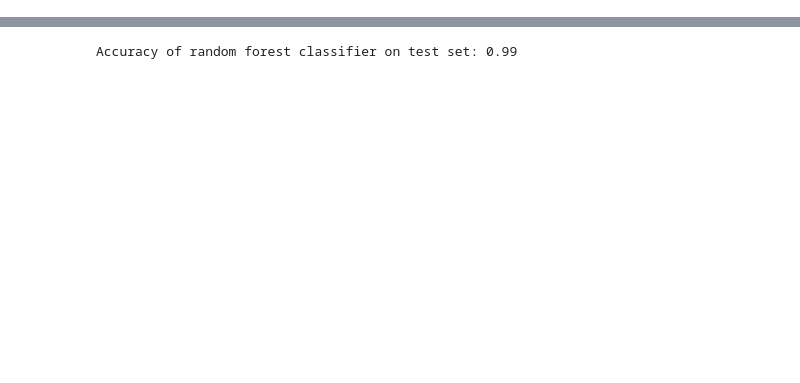
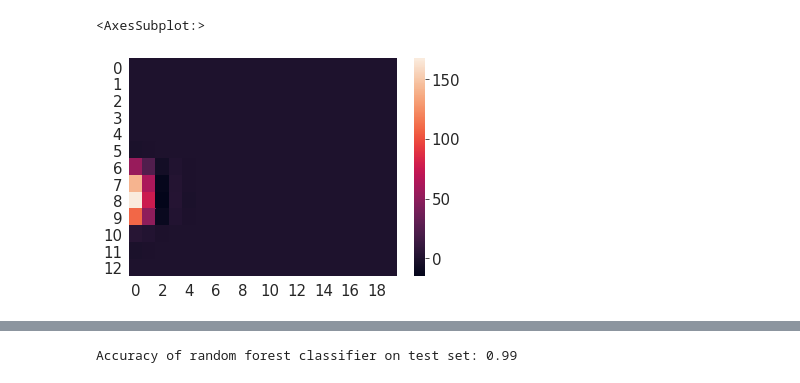
Before and after one commit to mmenzyns/ai-palm-rejection, a Jupyter notebook: ai_ml/feature_learning.ipynb, the cells around one changed output, grey strips where cells are left out. Saved outputs shown, nothing was run; the diff lists cells and outputs as text; code cells hidden in the pictures; blank space fills up the shorter version.

```diff
--- a/ai_ml/feature_learning.ipynb
+++ b/ai_ml/feature_learning.ipynb
@@ -224,3 +151,8 @@ features = pd.concat((illegal_features, legal_features))
+# %%
+sns.heatmap(rotate_image(illegal[500], 5.0))
+# %% [output]
+<AxesSubplot:>
+[figure, added]
 # %%
 legal_test_features = pd.DataFrame({
     "min": np.min(legal_test, axis=(1,2)),
```
Also changed, not shown: parts of 21 cells of this notebook, 21 other files.
